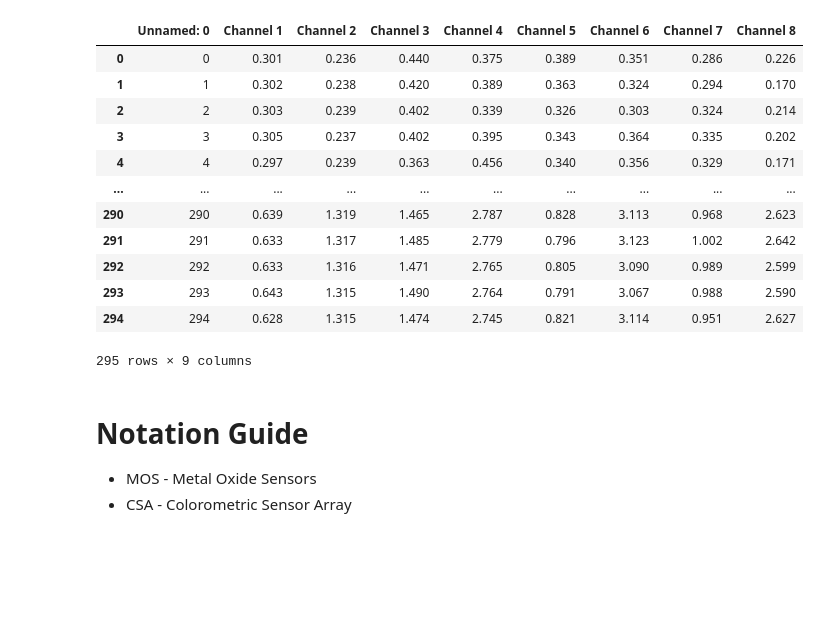
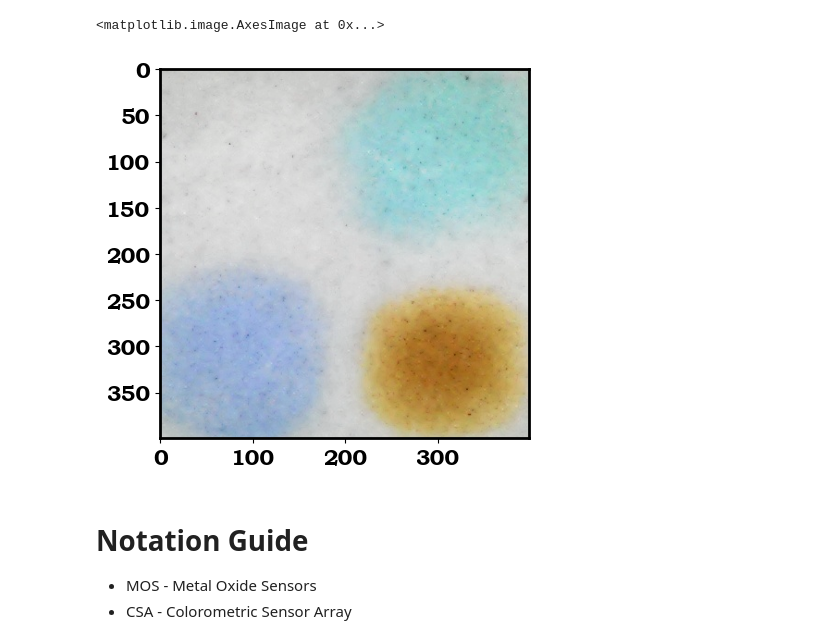
Before and after one commit to aungkhantmaw64/EnoseDataAnalysis, a Jupyter notebook: notebooks/sensor_responses.ipynb, the cells around one changed output. Saved outputs shown, nothing was run; the diff lists cells and outputs as text; code cells hidden in the pictures; blank space fills up the shorter version.

Commit message:
[scratchpad] tested get_csa_raw method of SampleReader class

```diff
--- a/notebooks/sensor_responses.ipynb
+++ b/notebooks/sensor_responses.ipynb
@@ -11,22 +12,12 @@ import cv2
 plt.rcParams['axes.linewidth'] = 2
 plt.rc("font", size=16, weight="bold", family="Bookman Old Style")
 get_ipython().run_line_magic('matplotlib', 'inline')
-# %%
-pd.read_csv("../data/raw_samples/Acetone1/serialdata.csv")
-# %% [output]
-|  | Unnamed: 0 | Channel 1 | Channel 2 | Channel 3 | Channel 4 | Channel 5 | Channel 6 | Channel 7 | Channel 8 |
-| 0 | 0 | 0.301 | 0.236 | 0.440 | 0.375 | 0.389 | 0.351 | 0.286 | 0.226 |
-| 1 | 1 | 0.302 | 0.238 | 0.420 | 0.389 | 0.363 | 0.324 | 0.294 | 0.170 |
-| 2 | 2 | 0.303 | 0.239 | 0.402 | 0.339 | 0.326 | 0.303 | 0.324 | 0.214 |
-| 3 | 3 | 0.305 | 0.237 | 0.402 | 0.395 | 0.343 | 0.364 | 0.335 | 0.202 |
-| 4 | 4 | 0.297 | 0.239 | 0.363 | 0.456 | 0.340 | 0.356 | 0.329 | 0.171 |
-| ... | ... | ... | ... | ... | ... | ... | ... | ... | ... |
-| 290 | 290 | 0.639 | 1.319 | 1.465 | 2.787 | 0.828 | 3.113 | 0.968 | 2.623 |
-| 291 | 291 | 0.633 | 1.317 | 1.485 | 2.779 | 0.796 | 3.123 | 1.002 | 2.642 |
-| 292 | 292 | 0.633 | 1.316 | 1.471 | 2.765 | 0.805 | 3.090 | 0.989 | 2.599 |
-| 293 | 293 | 0.643 | 1.315 | 1.490 | 2.764 | 0.791 | 3.067 | 0.988 | 2.590 |
-| 294 | 294 | 0.628 | 1.315 | 1.474 | 2.745 | 0.821 | 3.114 | 0.951 | 2.627 |
-295 rows × 9 columns
+# %%
+sample = SampleReader(path="../data/raw_samples/Acetone1", config_json="../sensors.json")
+plt.imshow(sample.get_raw_csa()[0])
+# %% [output]
+<matplotlib.image.AxesImage at 0x...>
+[figure, added]
 # %% [markdown]
 # Notation Guide
 - MOS - Metal Oxide Sensors
```
Also changed, not shown: parts of 4 cells of this notebook.
